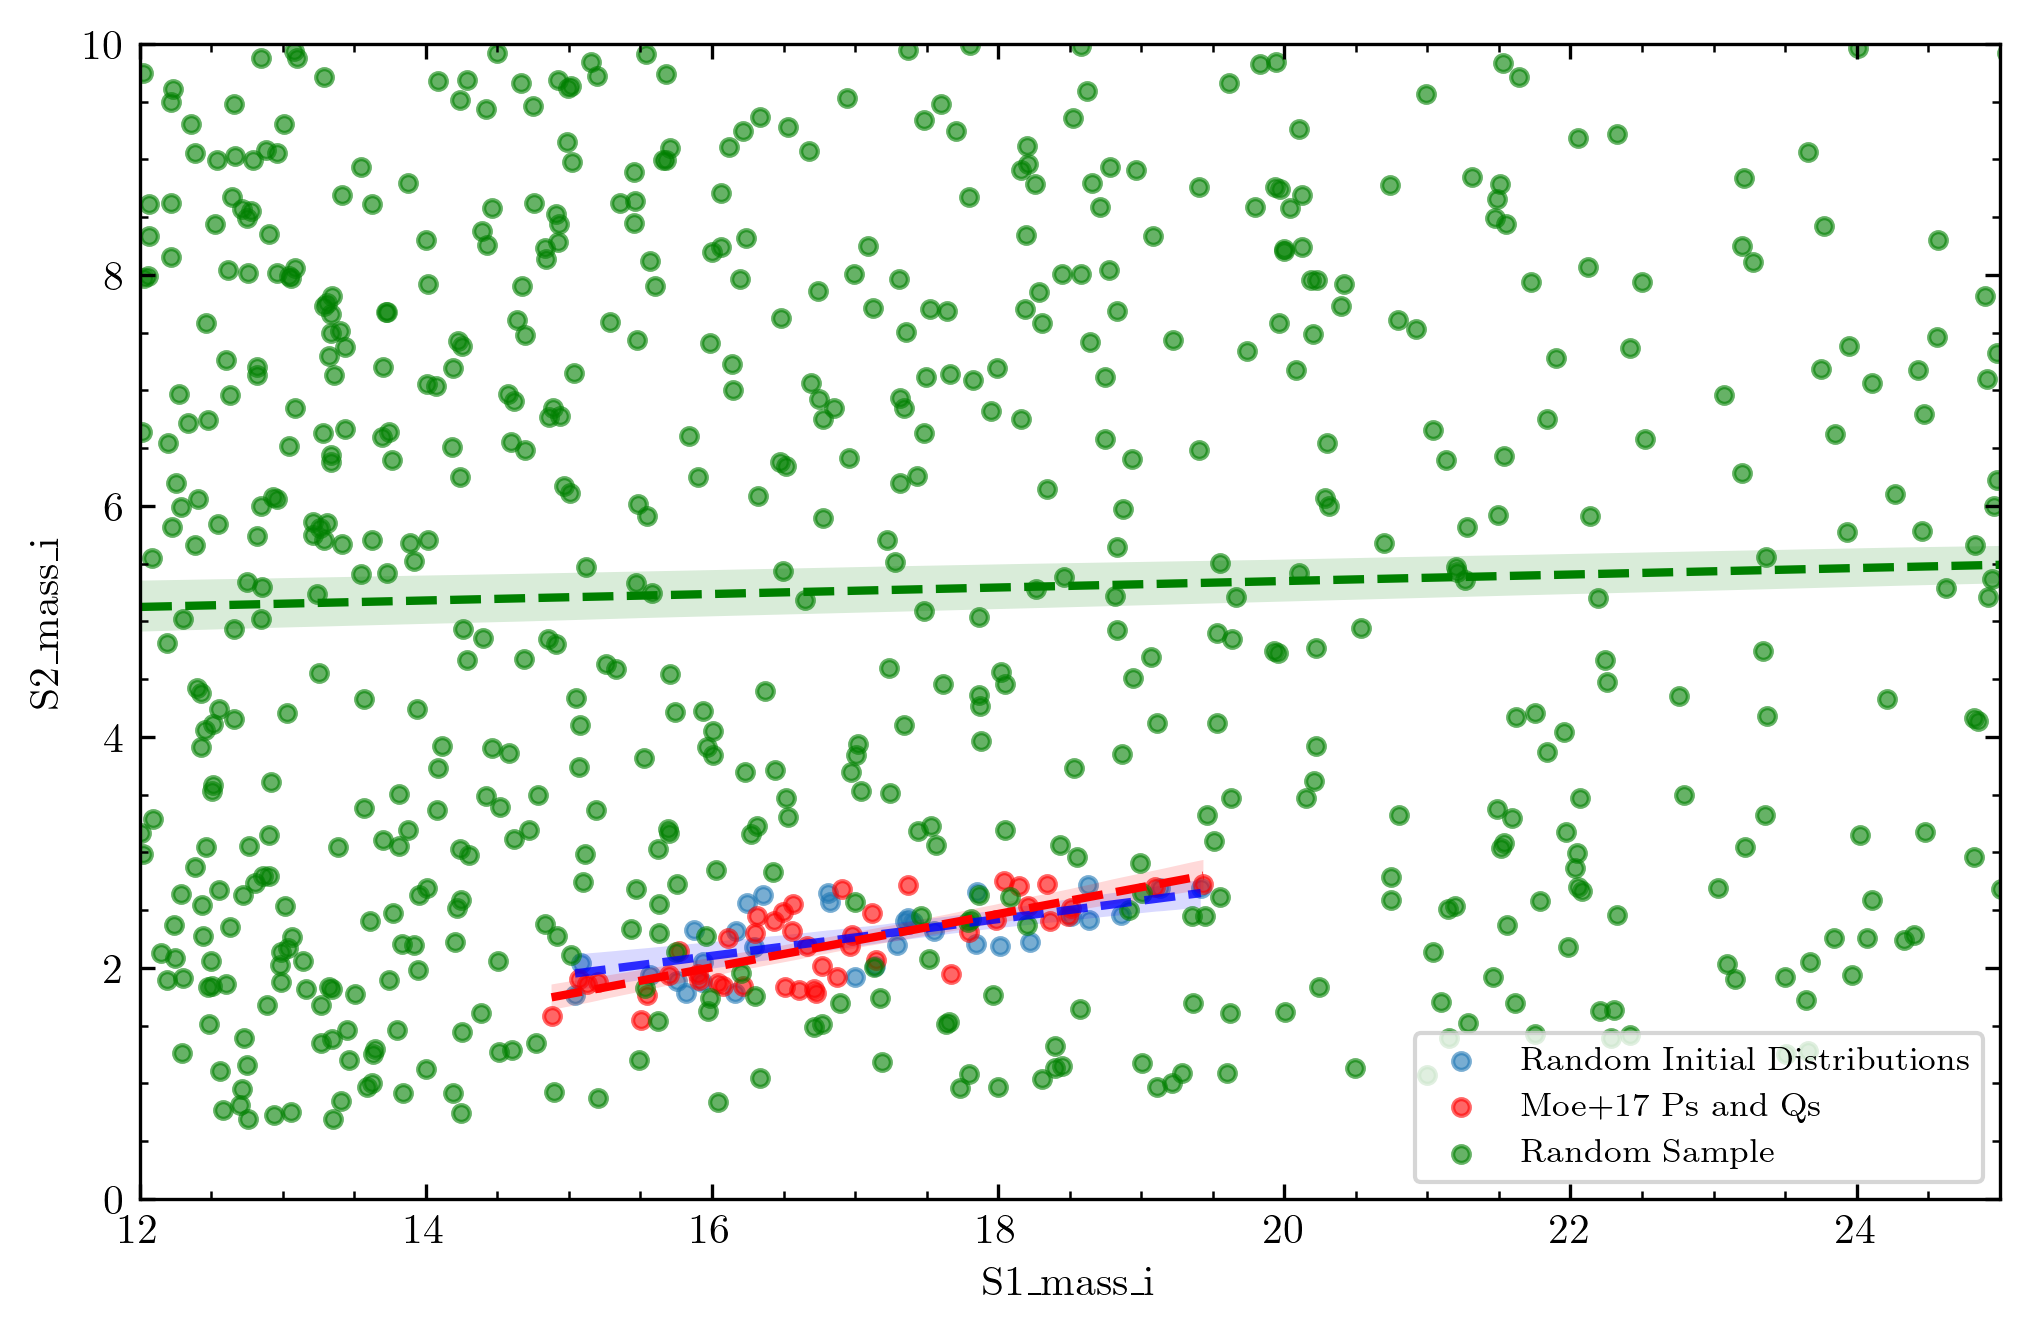
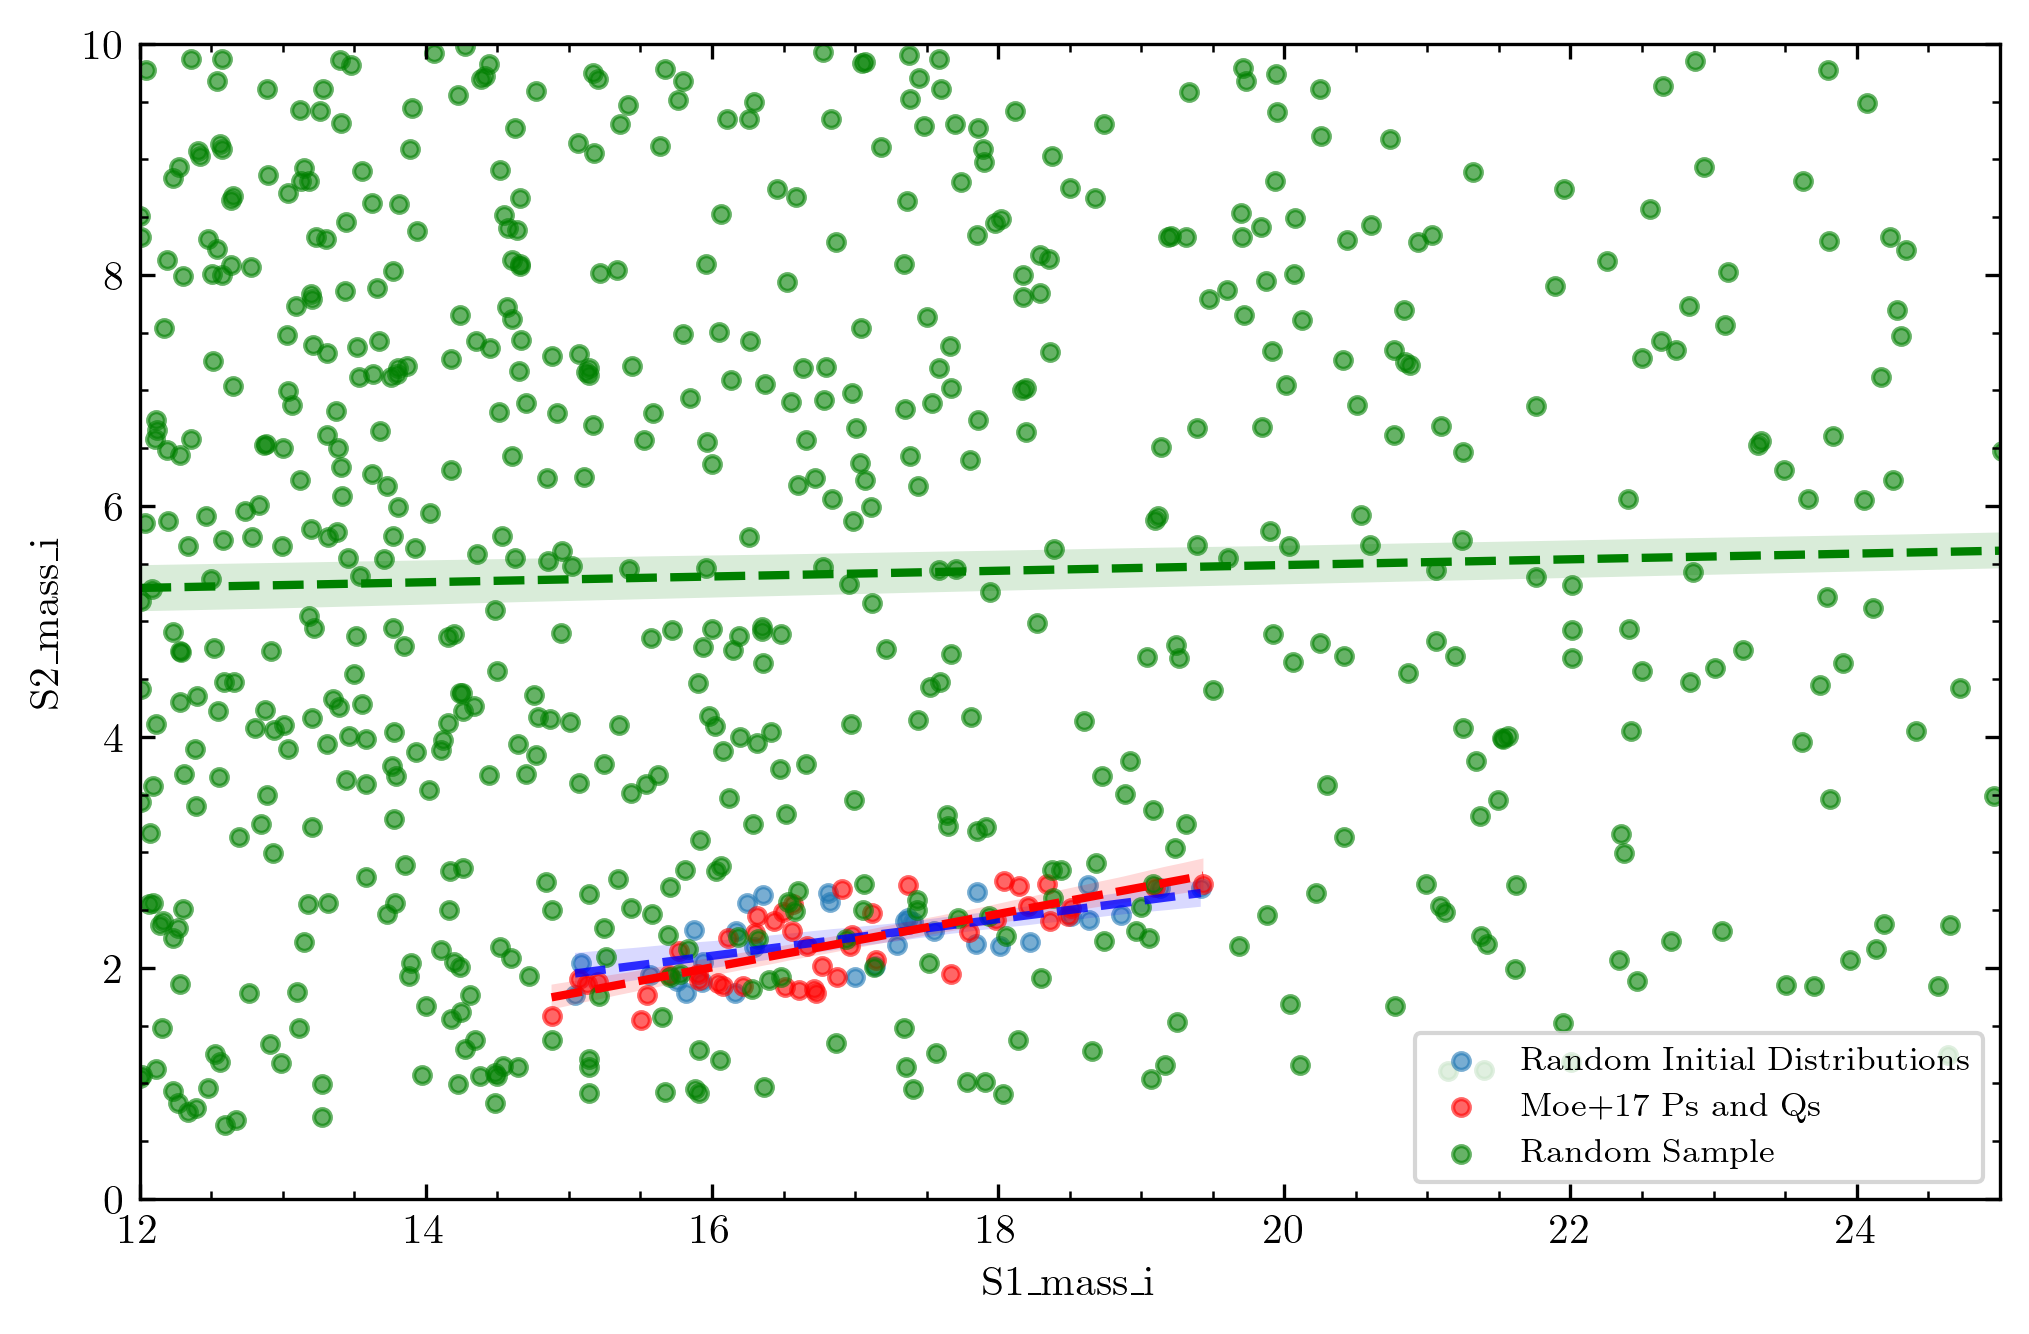
Unified diff of the notebook cell whose output changed from the first chart to the second:
--- before
+++ after
@@ -22,5 +22,6 @@
 ax.set_ylim(0,10)
 
+plt.legend(frameon=True)
 plt.savefig(graphSave / 'MoeDistro_Vs_Rand_Vs_All.pgf', bbox_inches='tight')
-plt.legend(frameon=True)
+
 plt.show()

Commit: actually fixed graphs